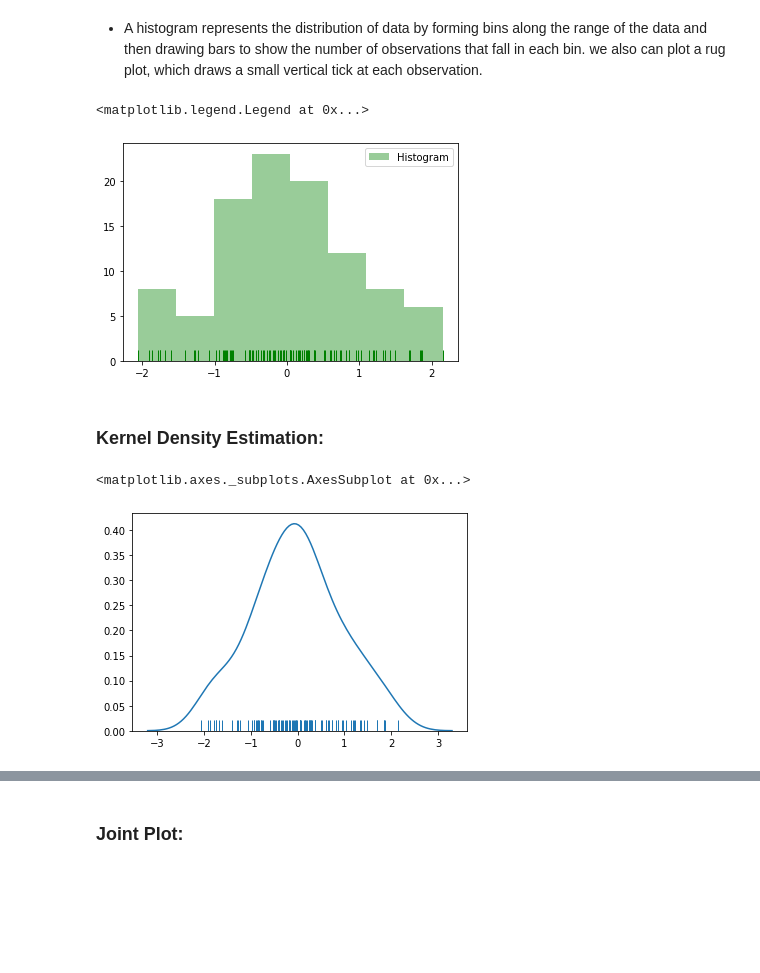
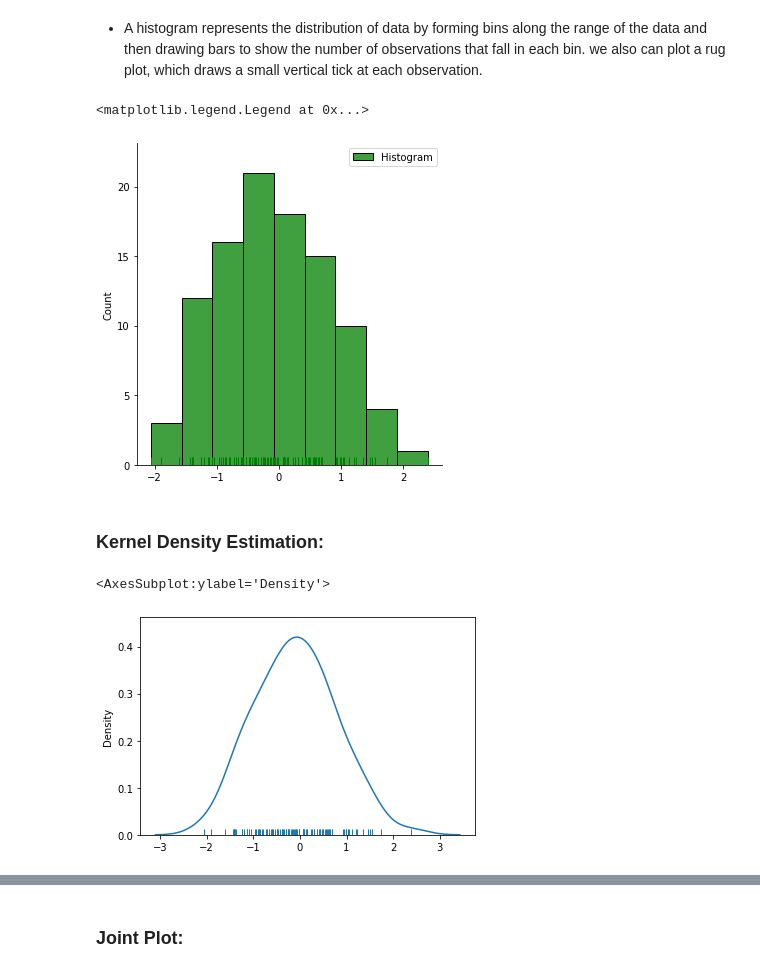
Before and after one commit to Julio-Cesar-R/Machine_Learning, a Jupyter notebook: Capitulo2-Data_Analisis/2.14-Seaborn-Datos Numéricos.ipynb, the cells around one changed output, grey strips where cells are left out. Cells and saved outputs as stored; diff of their text form; code cells hidden in the pictures; blank space fills up the shorter version.

```diff
--- a/Capitulo2-Data_Analisis/2.14-Seaborn-Datos Numéricos.ipynb
+++ b/Capitulo2-Data_Analisis/2.14-Seaborn-Datos Numéricos.ipynb
@@ -20,16 +22,18 @@ sns.distplot(x, color='red')
 # %% [markdown]
 - A histogram represents the distribution of data by forming bins along the range of the data and then drawing bars to show the number of observations that fall in each bin. we also can plot a rug plot, which draws a small vertical tick at each observation.
 # %%
-sns.distplot(x, kde=False, rug=True, color='green', label='Histogram')
+#histograma, densidad de la data con "rug"
+sns.displot(x, kde=False, rug=True, color='green', label='Histogram')
 plt.legend(loc='best')
 # %% [output]
 <matplotlib.legend.Legend at 0x...>
-[figure, old version]
+[figure, new version]
 # %% [markdown]
 ### Kernel Density Estimation:
-# %%
-sns.distplot(x, hist=False, rug=True)
-# %% [output]
-<matplotlib.axes._subplots.AxesSubplot at 0x...>
-[figure, removed]
+# %%
+#Distribucion y densidad de la info
+sns.distplot(x, rug=True, hist=False)
+# %% [output]
+<AxesSubplot:ylabel='Density'>
+[figure, added]
 # %%
```
Also changed, not shown: parts of 17 cells of this notebook, 2 other files.
